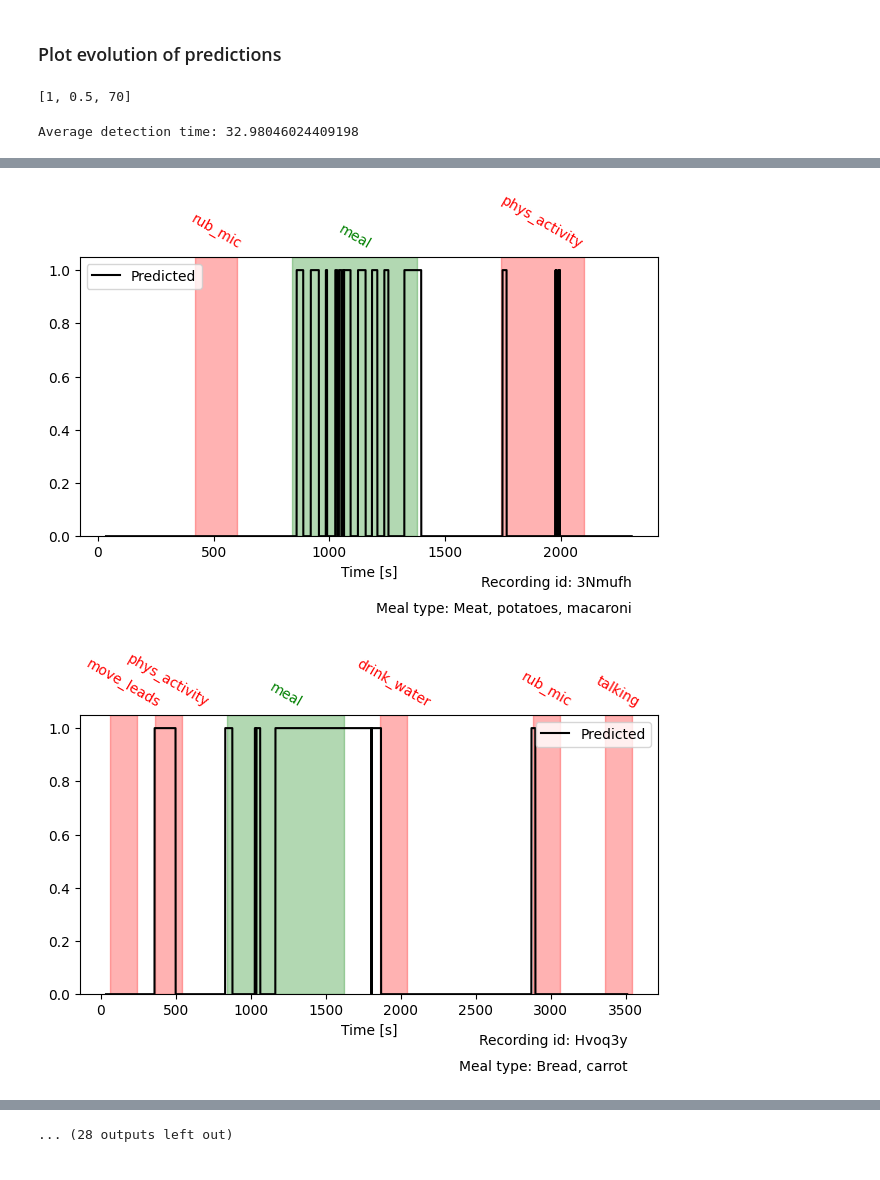
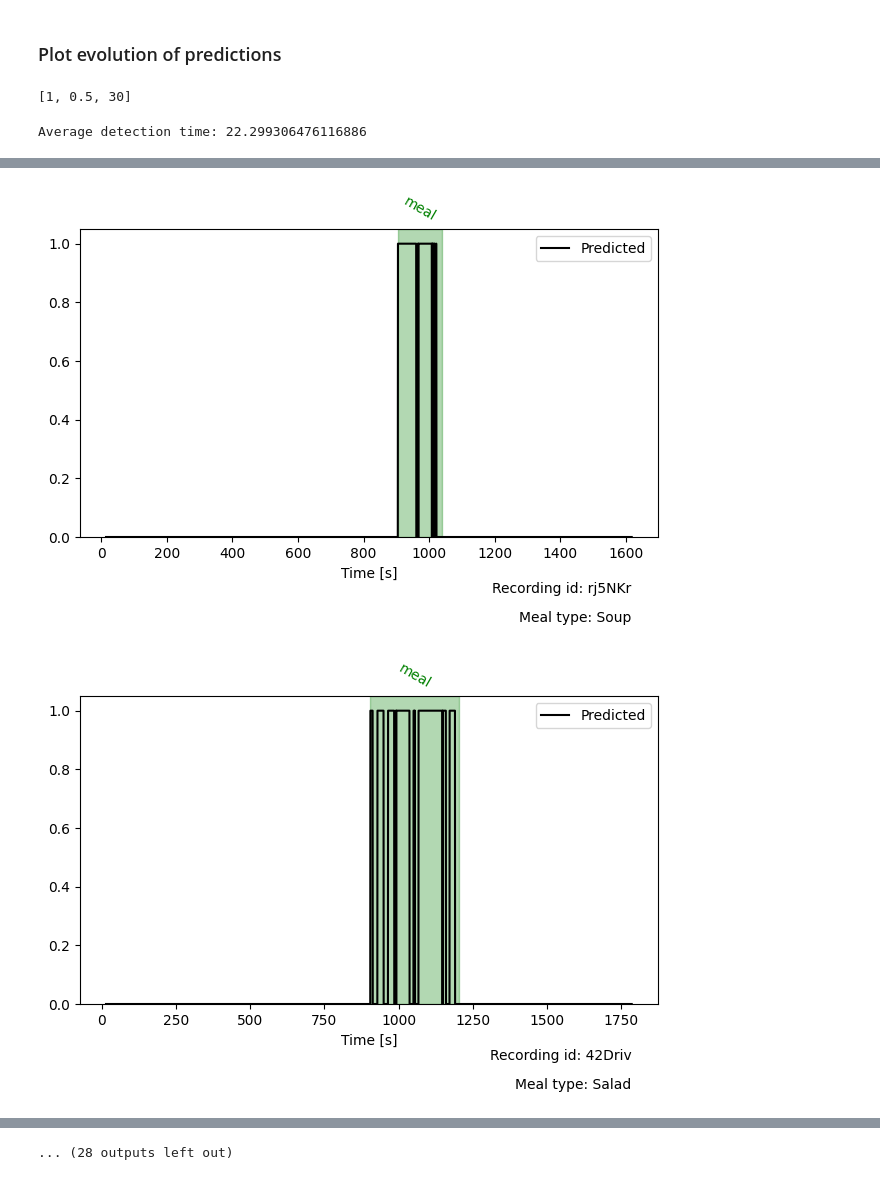
Before and after one commit to Majager/master_ML, a Jupyter notebook: Results/Analyze_results.ipynb, the cells around one changed output, grey strips where cells are left out. Cells and saved outputs as stored; diff of their text form; code cells hidden in the pictures.

```diff
--- a/Results/Analyze_results.ipynb
+++ b/Results/Analyze_results.ipynb
@@ -289,9 +289,9 @@ def find_evolution_parameters(folder_path):
 
 #folder_path = "LDA_validation\\data\\20250515_212105"
 #folder_path = "HMM_validation\\data\\20250515_212802"
-folder_path = "sfs_HMM\\run_2\\data\\20250510_235249"
+folder_path = "sfs_LDA\\run_1\\data\\20250429_161338"
 
 find_evolution_parameters(folder_path)
 # %% [output]
-[1, 0.5, 70]
+[1, 0.5, 30]
-Average detection time: 32.98046024409198
+Average detection time: 22.299306476116886
@@ -302,2 +302,2 @@ Average detection time: 32.98046024409198
-[figure, old version]
+[figure, new version]
-[figure, old version]
+[figure, new version]
```
Also changed, not shown: parts of 1 cell of this notebook, 3 other files.
